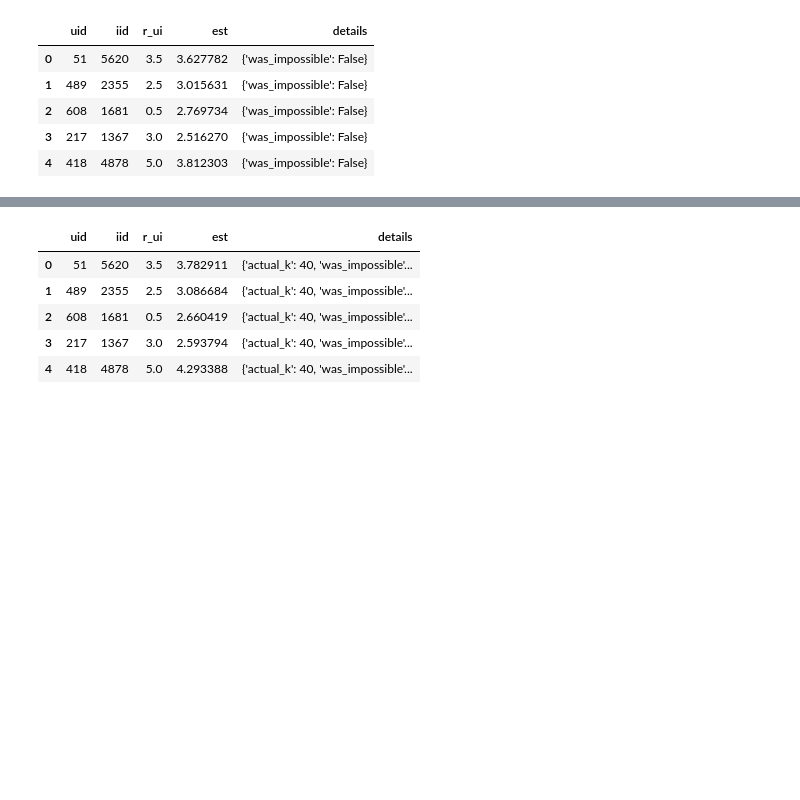
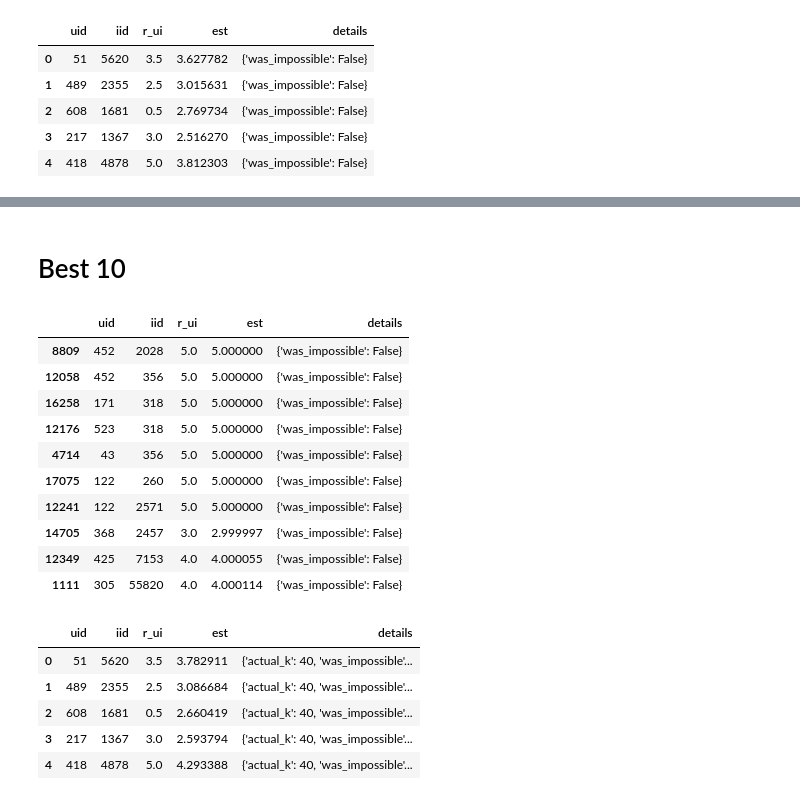
Before and after one commit to wheremagichappens/an.dy, a Jupyter notebook: data612/proj 4/data612-proj4-submit.group..ipynb, the cells around one changed output, grey strips where cells are left out. Saved outputs shown, nothing was run; the diff lists cells and outputs as text; code cells hidden in the pictures; blank space fills up the shorter version.

```diff
--- a/data612/proj 4/data612-proj4-submit.group..ipynb
+++ b/data612/proj 4/data612-proj4-submit.group..ipynb
@@ -257,3 +275,19 @@ prediction_df.head()
+# %% [markdown]
+# Best 10
+# %%
+prediction_df.iloc[top_10.index]
+# %% [output]
+|  | uid | iid | r_ui | est | details |
+| 8809 | 452 | 2028 | 5.0 | 5.000000 | {'was_impossible': False} |
+| 12058 | 452 | 356 | 5.0 | 5.000000 | {'was_impossible': False} |
+| 16258 | 171 | 318 | 5.0 | 5.000000 | {'was_impossible': False} |
+| 12176 | 523 | 318 | 5.0 | 5.000000 | {'was_impossible': False} |
+| 4714 | 43 | 356 | 5.0 | 5.000000 | {'was_impossible': False} |
+| 17075 | 122 | 260 | 5.0 | 5.000000 | {'was_impossible': False} |
+| 12241 | 122 | 2571 | 5.0 | 5.000000 | {'was_impossible': False} |
+| 14705 | 368 | 2457 | 3.0 | 2.999997 | {'was_impossible': False} |
+| 12349 | 425 | 7153 | 4.0 | 4.000055 | {'was_impossible': False} |
+| 1111 | 305 | 55820 | 4.0 | 4.000114 | {'was_impossible': False} |
 # %%
 prediction_df_2 = pd.DataFrame(predictions_pear_b_2)
 prediction_df_2.head()
```
Also changed, not shown: parts of 10 cells of this notebook.
